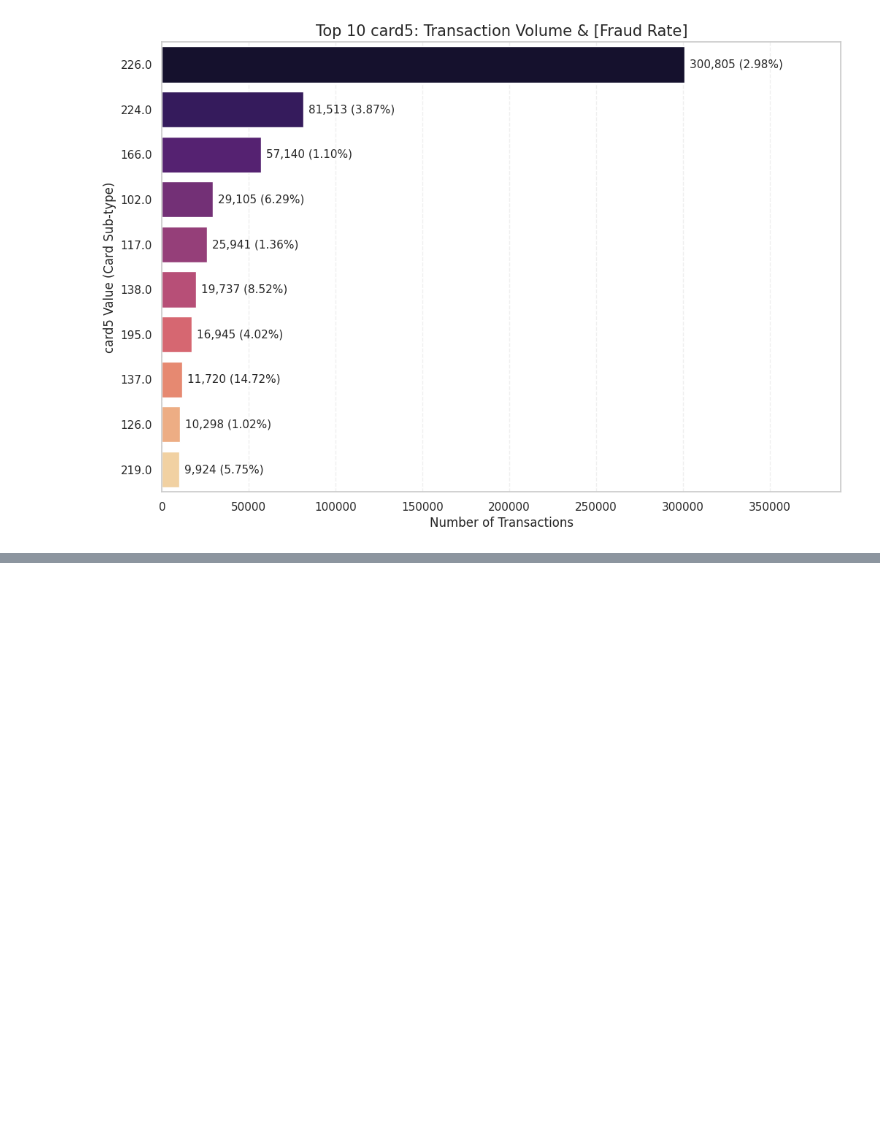
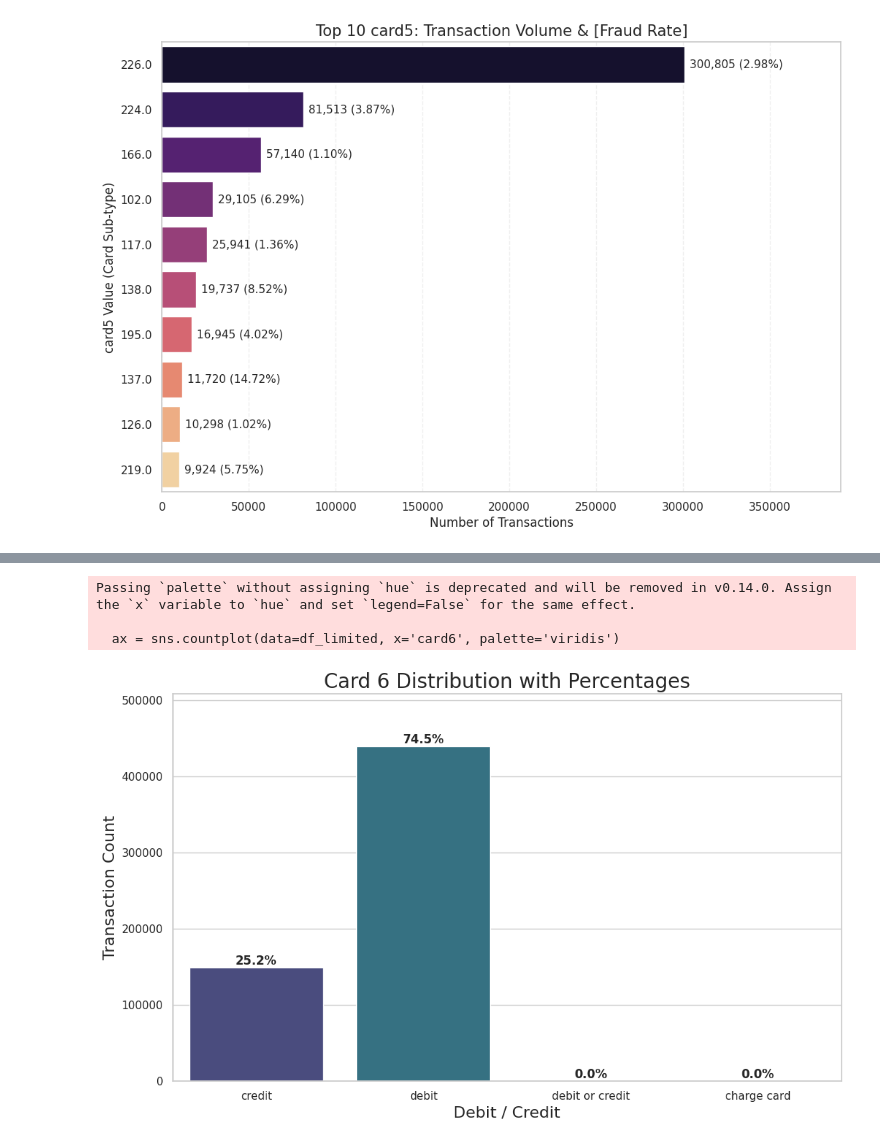
Before and after one commit to VaradBhagwat5/FedAudit, a Jupyter notebook: notebooks/data_visualisation.ipynb, the cells around one changed output, grey strips where cells are left out. Cells and saved outputs as stored; diff of their text form; code cells hidden in the pictures; blank space fills up the shorter version.

```diff
--- a/notebooks/data_visualisation.ipynb
+++ b/notebooks/data_visualisation.ipynb
@@ -338,0 +488,36 @@ plt.show()
+# %%
+"""
+Analysing the card 6 values in our df
+Result: 64% cards are visa's and 32% mastercard, duopoly of these 2 giants
+"""
+plt.figure(figsize=(12, 7))
+
+# 1. Create the countplot
+ax = sns.countplot(data=df_limited, x='card6', palette='viridis')
+
+# 2. Calculate percentages and annotate
+total = len(df_limited['card6'])
+for p in ax.patches:
+    # Calculate percentage
+    percentage = f'{100 * p.get_height() / total:.1f}%'
+
+    # Get coordinates for the text
+    x = p.get_x() + p.get_width() / 2
+    y = p.get_height()
+
+    # Annotate the bar
+    ax.annotate(percentage, (x, y), ha='center', va='bottom', fontsize=12, fontweight='bold')
+
+plt.title("Card 6 Distribution with Percentages", fontsize=20)
+plt.xlabel("Debit / Credit", fontsize=16)
+plt.ylabel("Transaction Count", fontsize=16)
+
+# Adding a bit of "headroom" on the y-axis so text doesn't hit the top
+plt.ylim(0, ax.get_ylim()[1] * 1.1)
+
+plt.show()
+# %% [output]
+Passing `palette` without assigning `hue` is deprecated and will be removed in v0.14.0. Assign the `x` variable to `hue` and set `legend=False` for the same effect.
+
+  ax = sns.countplot(data=df_limited, x='card6', palette='viridis')
+[figure, added]
```
Also changed, not shown: parts of 12 cells of this notebook.
